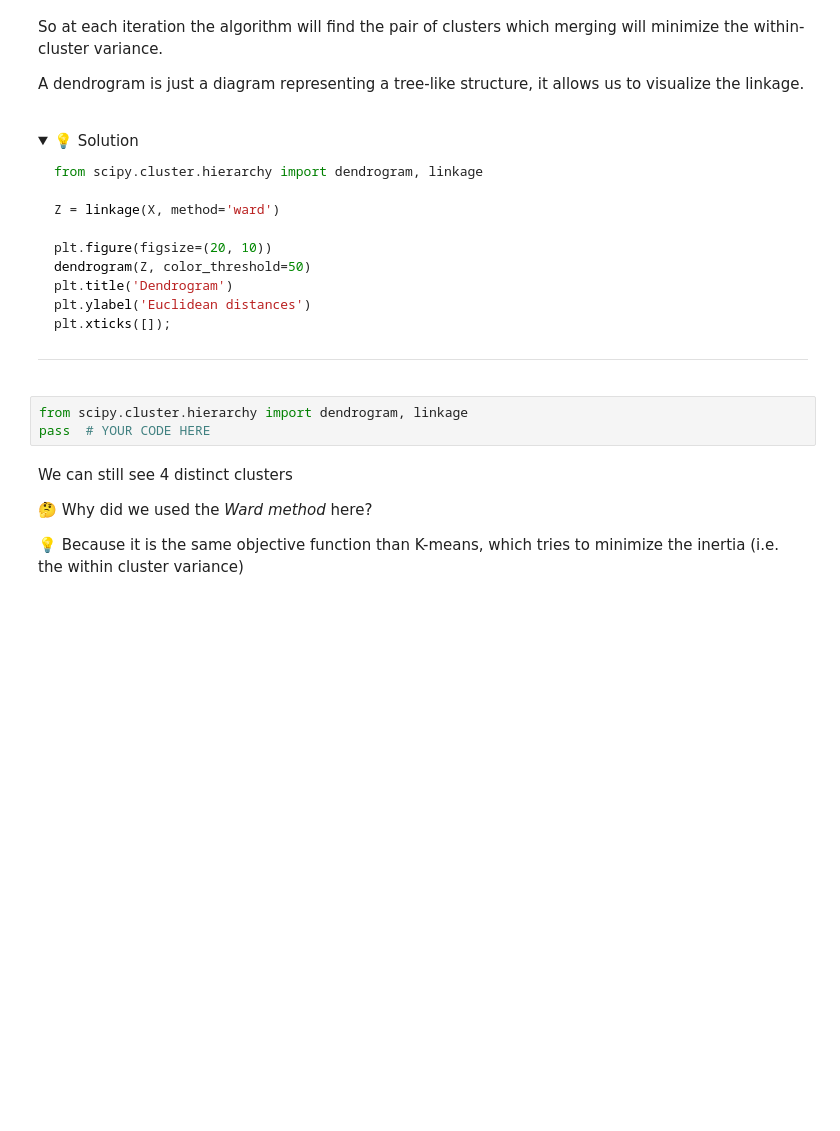
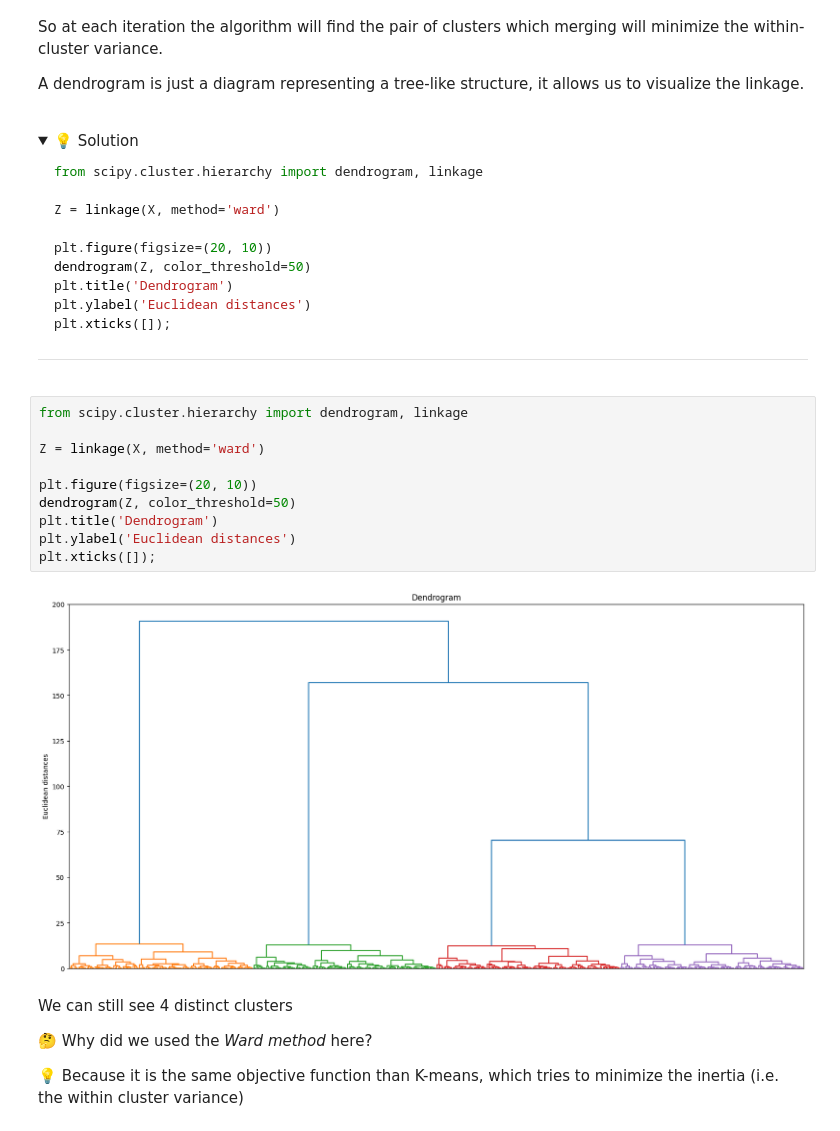
Before and after one commit to saranjthilak/data-image-compression, a Jupyter notebook: warmup_k_means.ipynb, the cells around one changed output. Saved outputs shown, nothing was run; the diff lists cells and outputs as text; folded sections open; blank space fills up the shorter version.

````diff
--- a/warmup_k_means.ipynb
+++ b/warmup_k_means.ipynb
@@ -273,9 +273,18 @@ plt.xticks([]);
 ```
 ---
 </details>
-# %%
-from scipy.cluster.hierarchy import dendrogram, linkage
-pass  # YOUR CODE HERE
+# %%
+from scipy.cluster.hierarchy import dendrogram, linkage
+
+Z = linkage(X, method='ward')
+
+plt.figure(figsize=(20, 10))
+dendrogram(Z, color_threshold=50)
+plt.title('Dendrogram')
+plt.ylabel('Euclidean distances')
+plt.xticks([]);
+# %% [output]
+[figure, added]
 # %% [markdown]
 We can still see 4 distinct clusters
 
````
Also changed, not shown: parts of 2 cells of this notebook.
